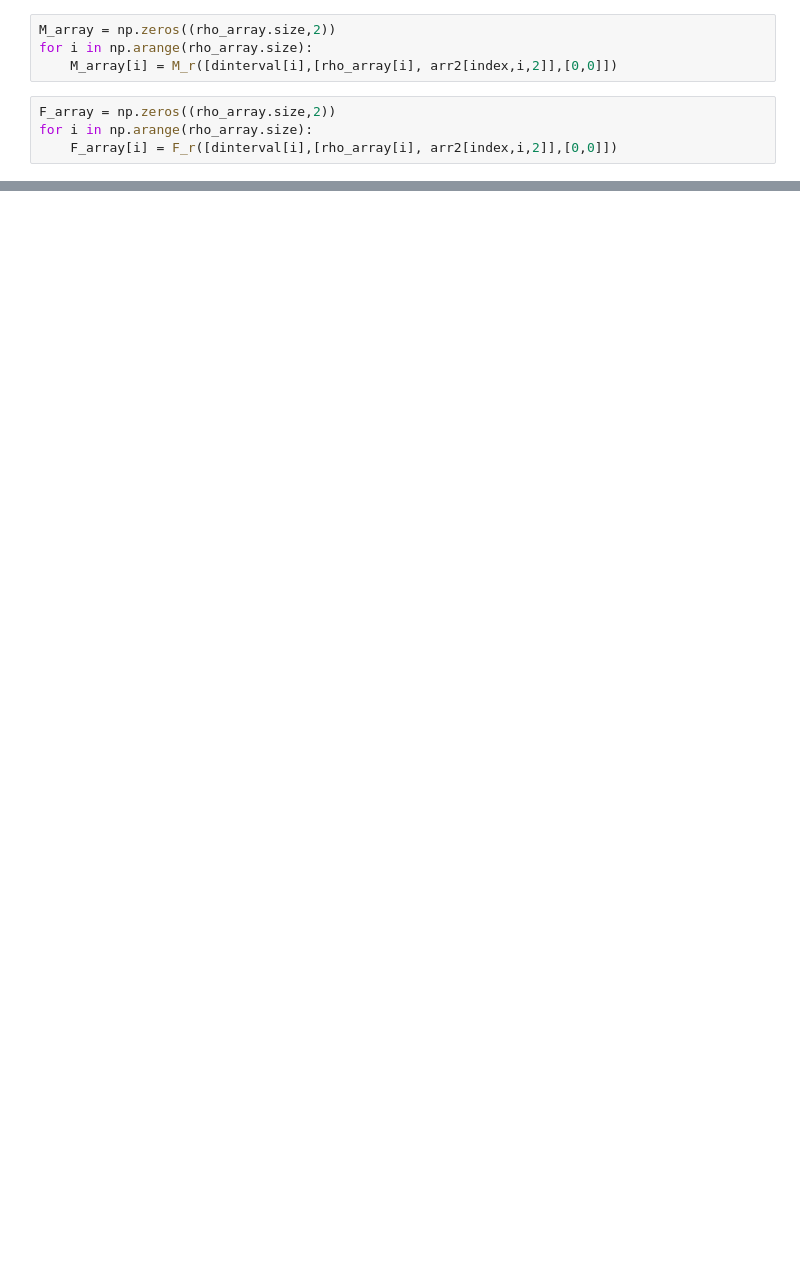
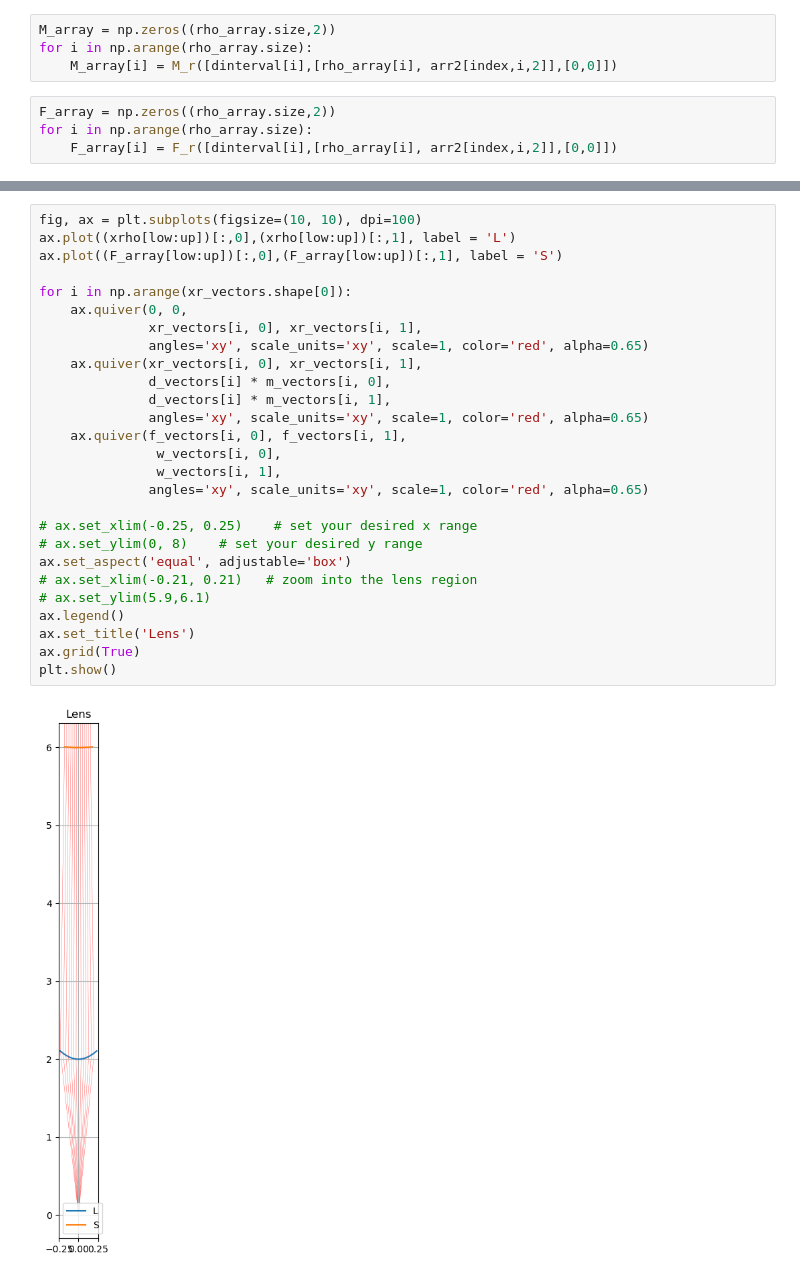
Before and after one commit to TarekM678/SRC-Optics-Numerical-Implementation, a Jupyter notebook: Compiledcode.ipynb, the cells around one changed output, grey strips where cells are left out. Cells and saved outputs as stored; diff of their text form; blank space fills up the shorter version.

```diff
--- a/Compiledcode.ipynb
+++ b/Compiledcode.ipynb
@@ -774,0 +825,29 @@ plt.plot
+# %%
+fig, ax = plt.subplots(figsize=(10, 10), dpi=100)
+ax.plot((xrho[low:up])[:,0],(xrho[low:up])[:,1], label = 'L')
+ax.plot((F_array[low:up])[:,0],(F_array[low:up])[:,1], label = 'S')
+
+for i in np.arange(xr_vectors.shape[0]):
+    ax.quiver(0, 0,
+              xr_vectors[i, 0], xr_vectors[i, 1],
+              angles='xy', scale_units='xy', scale=1, color='red', alpha=0.65)
+    ax.quiver(xr_vectors[i, 0], xr_vectors[i, 1],
+              d_vectors[i] * m_vectors[i, 0],
+              d_vectors[i] * m_vectors[i, 1],
+              angles='xy', scale_units='xy', scale=1, color='red', alpha=0.65)
+    ax.quiver(f_vectors[i, 0], f_vectors[i, 1],
+               w_vectors[i, 0],
+               w_vectors[i, 1],
+              angles='xy', scale_units='xy', scale=1, color='red', alpha=0.65)
+
+# ax.set_xlim(-0.25, 0.25)    # set your desired x range
+# ax.set_ylim(0, 8)    # set your desired y range
+ax.set_aspect('equal', adjustable='box')
+# ax.set_xlim(-0.21, 0.21)   # zoom into the lens region
+# ax.set_ylim(5.9,6.1)
+ax.legend()
+ax.set_title('Lens')
+ax.grid(True)
+plt.show()
+# %% [output]
+[figure, added]
```
Also changed, not shown: parts of 12 cells of this notebook.
